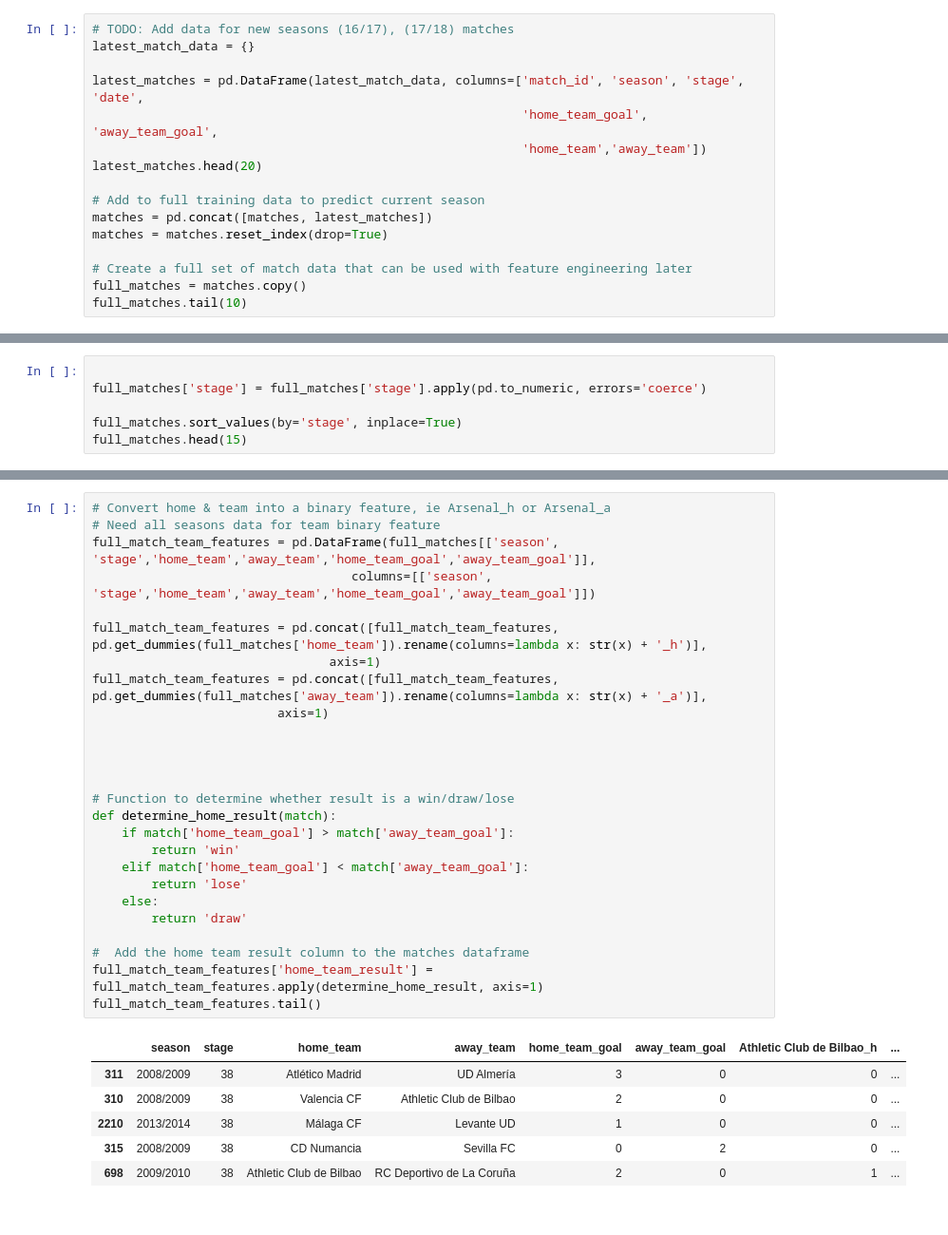
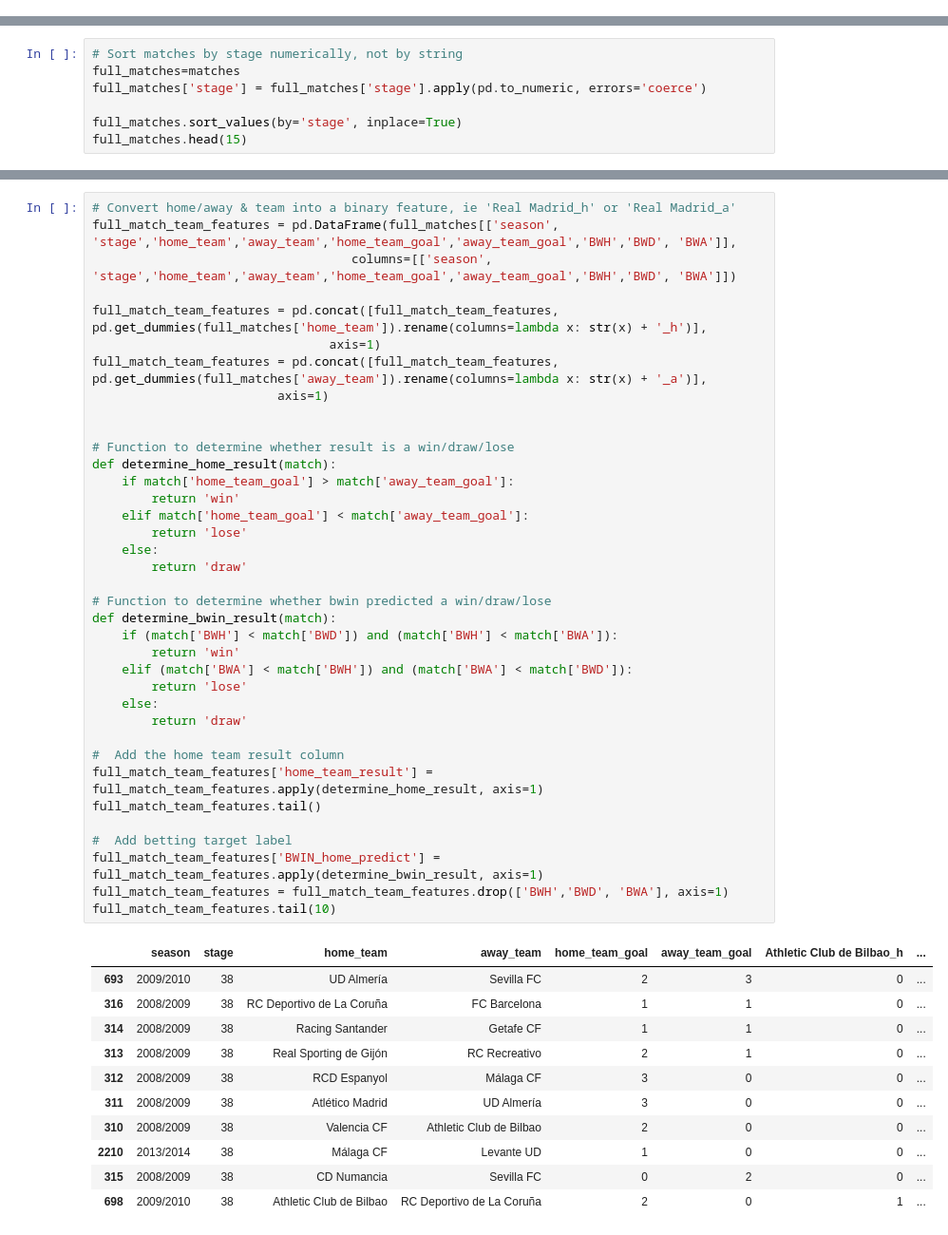
Before and after one commit to psalaberria002/machine-learning, a Jupyter notebook: projects/capstone/laliga_predictions/laliga_predictions.ipynb, the cells around one changed output, grey strips where cells are left out. Shown at 95% size. Cells and saved outputs as stored; diff of their text form.

```diff
--- a/projects/capstone/laliga_predictions/laliga_predictions.ipynb
+++ b/projects/capstone/laliga_predictions/laliga_predictions.ipynb
@@ -75,16 +67,0 @@ matches.tail()
-# %%
-# TODO: Add data for new seasons (16/17), (17/18) matches
-latest_match_data = {}
-
-latest_matches = pd.DataFrame(latest_match_data, columns=['match_id', 'season', 'stage', 'date',
-                                                          'home_team_goal', 'away_team_goal',
-                                                          'home_team','away_team'])
-latest_matches.head(20)
-
-# Add to full training data to predict current season
-matches = pd.concat([matches, latest_matches])
-matches = matches.reset_index(drop=True)
-
-# Create a full set of match data that can be used with feature engineering later
-full_matches = matches.copy()
-full_matches.tail(10)
@@ -103,5 +68,6 @@ full_matches.tail(10)
 # %%
-
+# Sort matches by stage numerically, not by string
+full_matches=matches
 full_matches['stage'] = full_matches['stage'].apply(pd.to_numeric, errors='coerce')
 
 full_matches.sort_values(by='stage', inplace=True)
@@ -243,33 +209,49 @@ season_stage_stats_per_team = create_season_stage_stats_til_date(full_matches)
 Generating features...
 Done generating features...
 # %%
-# Convert home & team into a binary feature, ie Arsenal_h or Arsenal_a
-# Need all seasons data for team binary feature
-full_match_team_features = pd.DataFrame(full_matches[['season', 'stage','home_team','away_team','home_team_goal','away_team_goal']],
-                                   columns=[['season', 'stage','home_team','away_team','home_team_goal','away_team_goal']])
+# Convert home/away & team into a binary feature, ie 'Real Madrid_h' or 'Real Madrid_a'
+full_match_team_features = pd.DataFrame(full_matches[['season', 'stage','home_team','away_team','home_team_goal','away_team_goal','BWH','BWD', 'BWA']],
+                                   columns=[['season', 'stage','home_team','away_team','home_team_goal','away_team_goal','BWH','BWD', 'BWA']])
 
 full_match_team_features = pd.concat([full_match_team_features, pd.get_dummies(full_matches['home_team']).rename(columns=lambda x: str(x) + '_h')],
                                 axis=1)
 full_match_team_features = pd.concat([full_match_team_features, pd.get_dummies(full_matches['away_team']).rename(columns=lambda x: str(x) + '_a')],
                          axis=1)
-
-
 
 
 # Function to determine whether result is a win/draw/lose
 def determine_home_result(match):
     if match['home_team_goal'] > match['away_team_goal']:
         return 'win'
     elif match['home_team_goal'] < match['away_team_goal']:
         return 'lose'
     else:
         return 'draw'
 
-#  Add the home team result column to the matches dataframe
+# Function to determine whether bwin predicted a win/draw/lose
+def determine_bwin_result(match):
+    if (match['BWH'] < match['BWD']) and (match['BWH'] < match['BWA']):
+        return 'win'
+    elif (match['BWA'] < match['BWH']) and (match['BWA'] < match['BWD']):
+        return 'lose'
+    else:
+        return 'draw'
+
+#  Add the home team result column
 full_match_team_features['home_team_result'] = full_match_team_features.apply(determine_home_result, axis=1)
 full_match_team_features.tail()
+
+#  Add betting target label
+full_match_team_features['BWIN_home_predict'] = full_match_team_features.apply(determine_bwin_result, axis=1)
+full_match_team_features = full_match_team_features.drop(['BWH','BWD', 'BWA'], axis=1)
+full_match_team_features.tail(10)
 # %% [output]
 |  | season | stage | home_team | away_team | home_team_goal | away_team_goal | Athletic Club de Bilbao_h | ... |
+| 693 | 2009/2010 | 38 | UD Almería | Sevilla FC | 2 | 3 | 0 | ... |
+| 316 | 2008/2009 | 38 | RC Deportivo de La Coruña | FC Barcelona | 1 | 1 | 0 | ... |
+| 314 | 2008/2009 | 38 | Racing Santander | Getafe CF | 1 | 1 | 0 | ... |
+| 313 | 2008/2009 | 38 | Real Sporting de Gijón | RC Recreativo | 2 | 1 | 0 | ... |
+| 312 | 2008/2009 | 38 | RCD Espanyol | Málaga CF | 3 | 0 | 0 | ... |
 | 311 | 2008/2009 | 38 | Atlético Madrid | UD Almería | 3 | 0 | 0 | ... |
 | 310 | 2008/2009 | 38 | Valencia CF | Athletic Club de Bilbao | 2 | 0 | 0 | ... |
 | 2210 | 2013/2014 | 38 | Málaga CF | Levante UD | 1 | 0 | 0 | ... |
```
Also changed, not shown: parts of 16 cells of this notebook.
